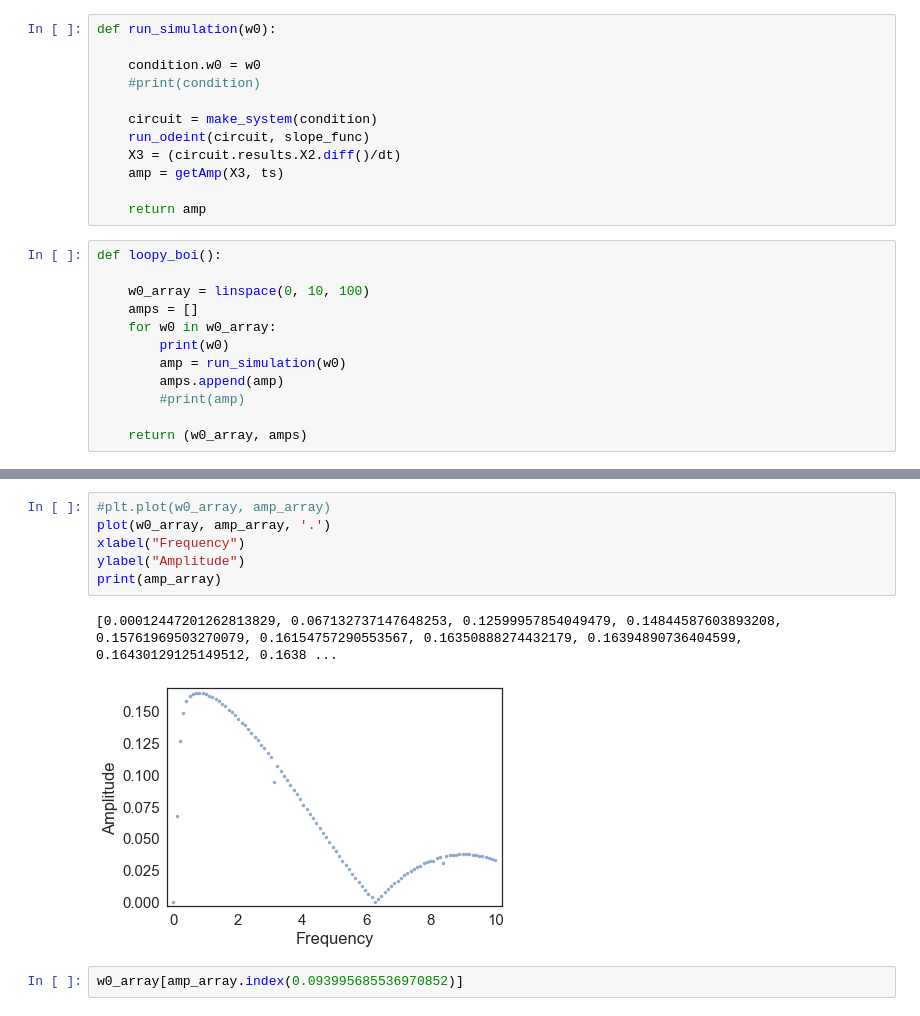
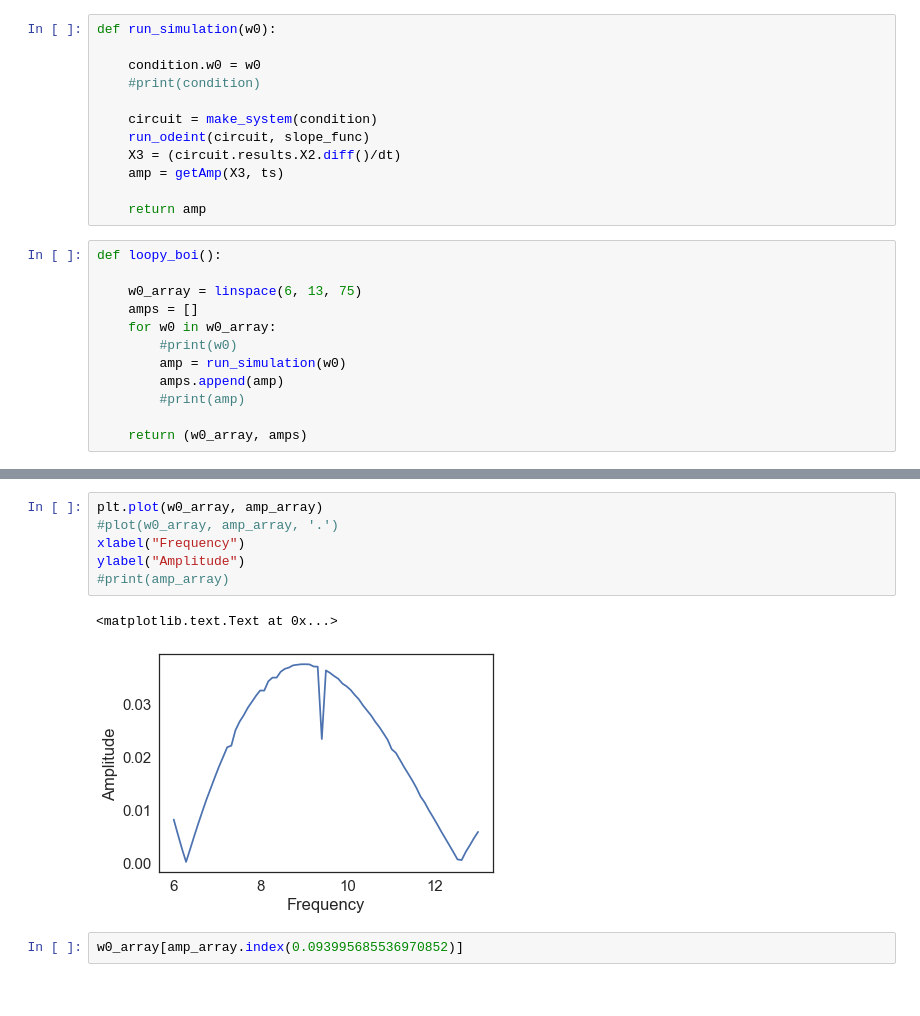
Before and after one commit to Utsav22G/RLC-Circuit, a Jupyter notebook: Code.ipynb, the cells around one changed output, grey strips where cells are left out. Drawn from its saved outputs; the diff is of its cells as text.

```diff
--- a/Code.ipynb
+++ b/Code.ipynb
@@ -115,10 +115,10 @@ def run_simulation(w0):
 # %%
 def loopy_boi():
 
-    w0_array = linspace(0, 10, 100)
+    w0_array = linspace(6, 13, 75)
     amps = []
     for w0 in w0_array:
-        print(w0)
+        #print(w0)
         amp = run_simulation(w0)
         amps.append(amp)
         #print(amp)
@@ -148,12 +130,12 @@ def loopy_boi():
 # %%
-#plt.plot(w0_array, amp_array)
-plot(w0_array, amp_array, '.')
+plt.plot(w0_array, amp_array)
+#plot(w0_array, amp_array, '.')
 xlabel("Frequency")
 ylabel("Amplitude")
-print(amp_array)
+#print(amp_array)
 # %% [output]
-[0.00012447201262813829, 0.067132737147648253, 0.12599957854049479, 0.14844587603893208, 0.15761969503270079, 0.16154757290553567, 0.16350888274432179, 0.16394890736404599, 0.16430129125149512, 0.1638 ...
+<matplotlib.text.Text at 0x...>
-[figure, old version]
+[figure, new version]
 # %%
 w0_array[amp_array.index(0.093995685536970852)]
 # %% [output]
```
Also changed, not shown: parts of 5 cells of this notebook.
